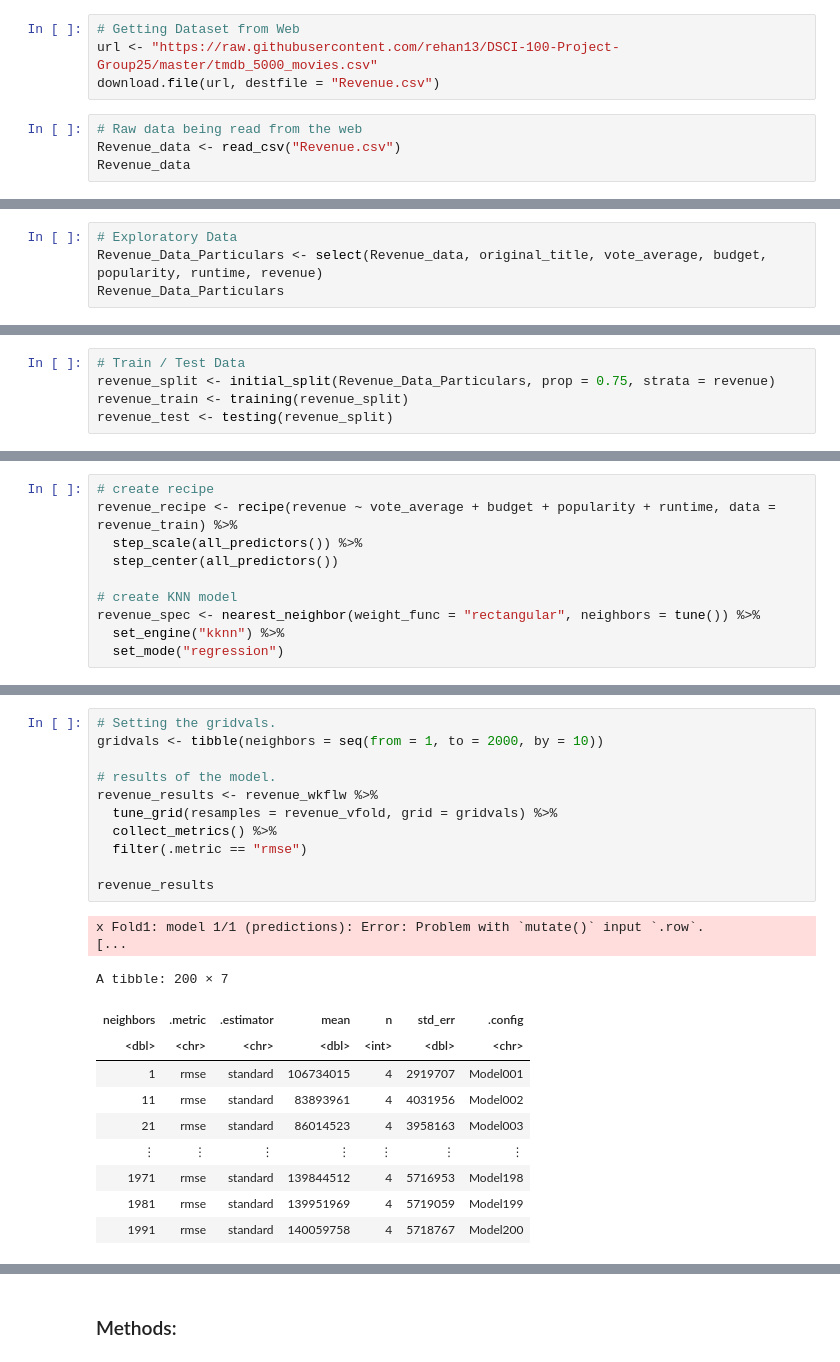
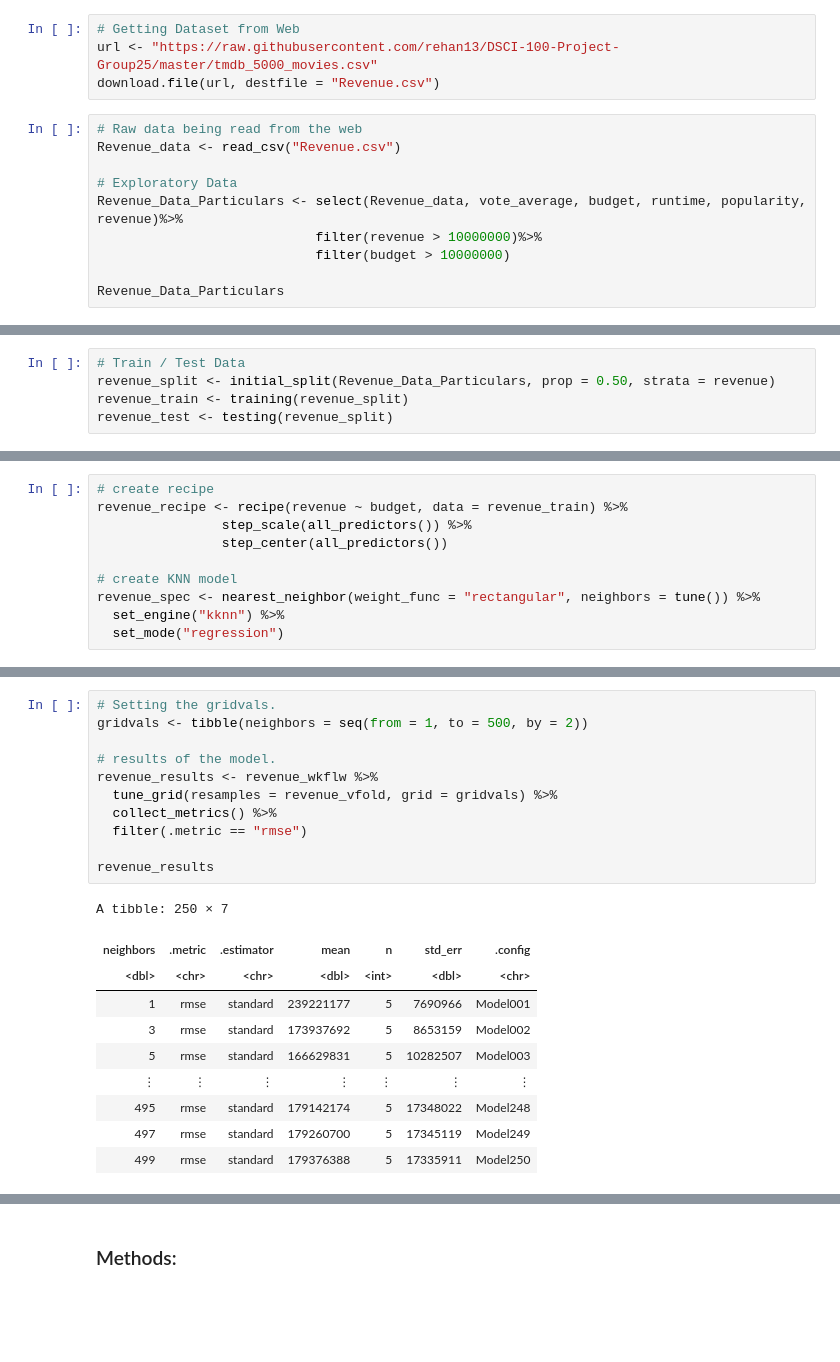
Before and after one commit to rehan13/Movie-Revenue-Predictions, a Jupyter notebook: Movie_Revenue_Preditor.ipynb, the cells around one changed output, grey strips where cells are left out. Drawn from its saved outputs; the diff is of its cells as text; blank space fills up the shorter version.

```diff
--- a/Movie_Revenue_Preditor.ipynb
+++ b/Movie_Revenue_Preditor.ipynb
@@ -41,7 +43,13 @@ download.file(url, destfile = "Revenue.csv")
 # %%
 # Raw data being read from the web
 Revenue_data <- read_csv("Revenue.csv")
-Revenue_data
+
+# Exploratory Data
+Revenue_Data_Particulars <- select(Revenue_data, vote_average, budget, runtime, popularity, revenue)%>%
+                            filter(revenue > 10000000)%>%
+                            filter(budget > 10000000)
+
+Revenue_Data_Particulars
 # %% [output]
 Parsed with column specification:
 cols(
@@ -70,4 +77,0 @@ A spec_tbl_df: 4803 × 20
-# %%
-# Exploratory Data
-Revenue_Data_Particulars <- select(Revenue_data, original_title, vote_average, budget, popularity, runtime, revenue)
-Revenue_Data_Particulars
@@ -130,5 +78,5 @@ Warning message:
 # %%
 # Train / Test Data
-revenue_split <- initial_split(Revenue_Data_Particulars, prop = 0.75, strata = revenue)
+revenue_split <- initial_split(Revenue_Data_Particulars, prop = 0.50, strata = revenue)
 revenue_train <- training(revenue_split)
 revenue_test <- testing(revenue_split)
@@ -135,8 +89,8 @@ revenue_test <- testing(revenue_split)
 # %%
 # create recipe
-revenue_recipe <- recipe(revenue ~ vote_average + budget + popularity + runtime, data = revenue_train) %>%
-  step_scale(all_predictors()) %>%
-  step_center(all_predictors())
+revenue_recipe <- recipe(revenue ~ budget, data = revenue_train) %>%
+                step_scale(all_predictors()) %>%
+                step_center(all_predictors())
 
 # create KNN model
 revenue_spec <- nearest_neighbor(weight_func = "rectangular", neighbors = tune()) %>%
@@ -153,24 +128,22 @@ revenue_wkflw <- workflow() %>%
 # %%
 # Setting the gridvals.
-gridvals <- tibble(neighbors = seq(from = 1, to = 2000, by = 10))
+gridvals <- tibble(neighbors = seq(from = 1, to = 500, by = 2))
 
 # results of the model.
 revenue_results <- revenue_wkflw %>%
   tune_grid(resamples = revenue_vfold, grid = gridvals) %>%
   collect_metrics() %>%
   filter(.metric == "rmse")
 
 revenue_results
 # %% [output]
-x Fold1: model 1/1 (predictions): Error: Problem with `mutate()` input `.row`.
-[...
+A tibble: 250 × 7
-A tibble: 200 × 7
 | neighbors | .metric | .estimator | mean | n | std_err | .config |
 | <dbl> | <chr> | <chr> | <dbl> | <int> | <dbl> | <chr> |
-| 1 | rmse | standard | 106734015 | 4 | 2919707 | Model001 |
-| 11 | rmse | standard | 83893961 | 4 | 4031956 | Model002 |
-| 21 | rmse | standard | 86014523 | 4 | 3958163 | Model003 |
+| 1 | rmse | standard | 239221177 | 5 | 7690966 | Model001 |
+| 3 | rmse | standard | 173937692 | 5 | 8653159 | Model002 |
+| 5 | rmse | standard | 166629831 | 5 | 10282507 | Model003 |
 | ⋮ | ⋮ | ⋮ | ⋮ | ⋮ | ⋮ | ⋮ |
-| 1971 | rmse | standard | 139844512 | 4 | 5716953 | Model198 |
-| 1981 | rmse | standard | 139951969 | 4 | 5719059 | Model199 |
-| 1991 | rmse | standard | 140059758 | 4 | 5718767 | Model200 |
+| 495 | rmse | standard | 179142174 | 5 | 17348022 | Model248 |
+| 497 | rmse | standard | 179260700 | 5 | 17345119 | Model249 |
+| 499 | rmse | standard | 179376388 | 5 | 17335911 | Model250 |
```
Also changed, not shown: parts of 14 cells of this notebook.
